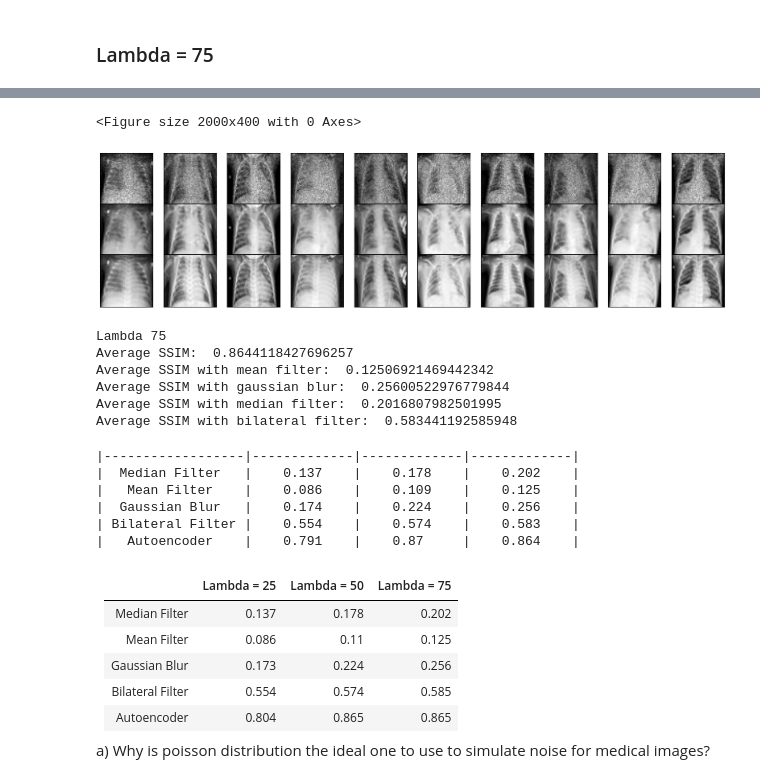
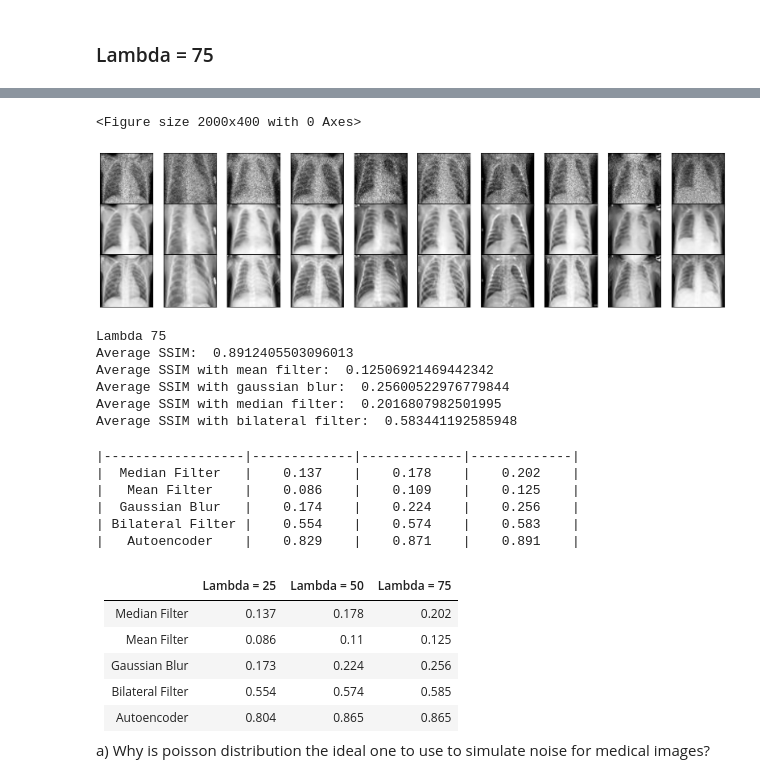
Before and after one commit to ISCS-30-65-paolotiu/assignments, a Jupyter notebook: submission-3-relavance-of-latent-space copy/main.ipynb, the cells around one changed output, grey strips where cells are left out. Cells and saved outputs as stored; diff of their text form; code cells hidden in the pictures.

```diff
--- a/submission-3-relavance-of-latent-space copy/main.ipynb
+++ b/submission-3-relavance-of-latent-space copy/main.ipynb
@@ -190,37 +190,3 @@ Finished importing test images
 [figure]
 [figure]
 [figure]
-# %%
-from tensorflow.keras import layers, Model
-
-input = layers.Input(shape=(64, 64, 1))
-
-# Encoder
-x = layers.Conv2D(64, (3, 3), activation="relu", padding="same")(input)
-x = layers.MaxPooling2D((2, 2), padding="same")(x)
-skip1 = x  # Save this layer for the skip connection
-
-x = layers.Conv2D(64, (3, 3), activation="relu", padding="same")(x)
-x = layers.MaxPooling2D((2, 2), padding="same")(x)
-
-encoded = x
-
-# Decoder
-x = layers.Conv2DTranspose(64, (3, 3), strides=2, activation="relu", padding="same")(x)
-x = layers.Add()([x, skip1])  # Add the skip connection
-
-x = layers.Conv2DTranspose(64, (3, 3), strides=2, activation="relu", padding="same")(x)
-x = layers.Conv2D(1, (3, 3), activation="sigmoid", padding="same")(x)
-
-# Autoencoder
-autoencoder = Model(input, x)
-autoencoder.compile(optimizer="adam", loss="binary_crossentropy")
-autoencoder.summary()
-
-encoder = Model(input, encoded)
-encoder.summary()
-
-def encode(image):
-    # Normalize and reshape the image as needed, then pass it through the encoder
-    latent_vector = encoder.predict(image)
-    return latent_vector
@@ -435,7 +428,7 @@ Epoch 100/100
 <keras.src.callbacks.History at 0x...>
 # %%
 
-predictions = autoencoder.predict(noisy_test_data_50)
+predictions = autoencoder.predict(noisy_test_data_75)
 
 scores_75 = []
 for i in range(len(predictions)):
@@ -460,7 +453,7 @@ print("Average SSIM with bilateral filter: ", res_bi_75[0])
 <Figure size 2000x400 with 0 Axes>
-[figure, old version]
+[figure, new version]
 Lambda 75
-Average SSIM:  0.8644118427696257
+Average SSIM:  0.8912405503096013
 Average SSIM with mean filter:  0.12506921469442342
 Average SSIM with gaussian blur:  0.25600522976779844
 Average SSIM with median filter:  0.2016807982501995
@@ -516,7 +509,7 @@ print(table)
 |   Mean Filter    |    0.086    |    0.109    |    0.125    |
 |  Gaussian Blur   |    0.174    |    0.224    |    0.256    |
 | Bilateral Filter |    0.554    |    0.574    |    0.583    |
-|   Autoencoder    |    0.791    |    0.87     |    0.864    |
+|   Autoencoder    |    0.829    |    0.871    |    0.891    |
 # %% [markdown]
 |                  | Lambda = 25 | Lambda = 50 | Lambda = 75 |
 |------------------|-------------|-------------|-------------|
```
Also changed, not shown: parts of 12 cells of this notebook.
